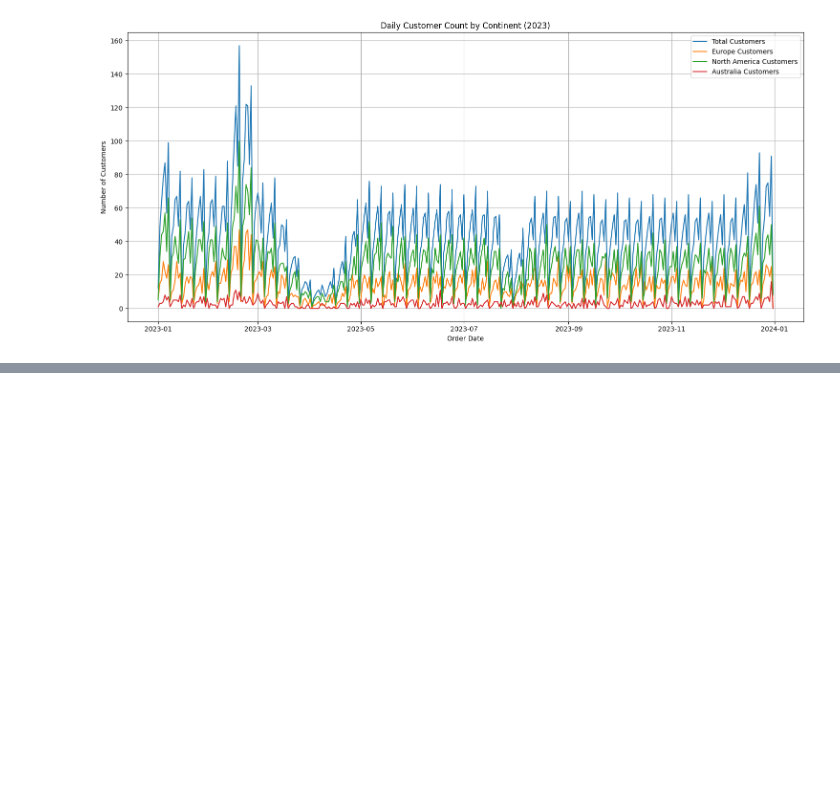
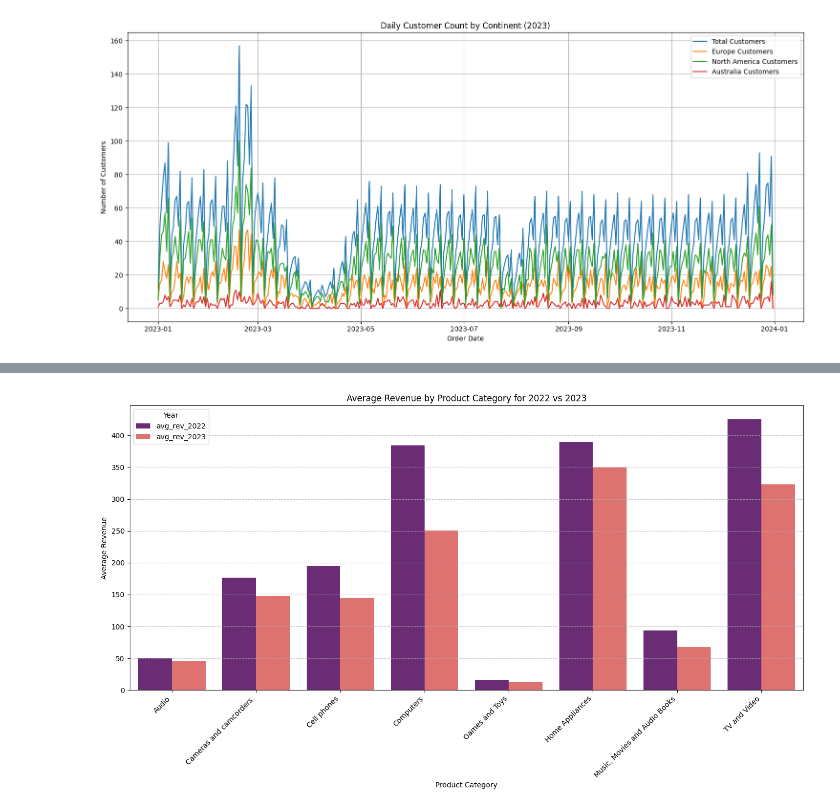
Before and after one commit to C0deB3ast/Data_analysis_work, a Jupyter notebook: Resources/Blank_SQL_Notebook.ipynb, the cells around one changed output, grey strips where cells are left out. Saved outputs shown, nothing was run; the diff lists cells and outputs as text; code cells hidden in the pictures; blank space fills up the shorter version.

```diff
--- a/Resources/Blank_SQL_Notebook.ipynb
+++ b/Resources/Blank_SQL_Notebook.ipynb
@@ -164,0 +201,21 @@ Running query in 'postgresql://postgres:***@localhost:5432/contoso_100k'
+# %%
+# Prepare data for comparing average revenues in 2022 and 2023
+df_avg_rev_melted = df_user_data.melt(
+    id_vars=['categoryname'],
+    value_vars=['avg_rev_2022', 'avg_rev_2023'],
+    var_name='Year',
+    value_name='Average Revenue'
+)
+
+# Bar chart for Average Revenue by Product Category for 2022 vs 2023
+plt.figure(figsize=(14, 8))
+sns.barplot(x='categoryname', y='Average Revenue', hue='Year', data=df_avg_rev_melted, palette='magma')
+plt.title('Average Revenue by Product Category for 2022 vs 2023')
+plt.xlabel('Product Category')
+plt.ylabel('Average Revenue')
+plt.xticks(rotation=45, ha='right')
+plt.grid(axis='y', linestyle='--', alpha=0.7)
+plt.tight_layout()
+plt.show()
+# %% [output]
+[figure, added]
```
Also changed, not shown: parts of 10 cells of this notebook.
